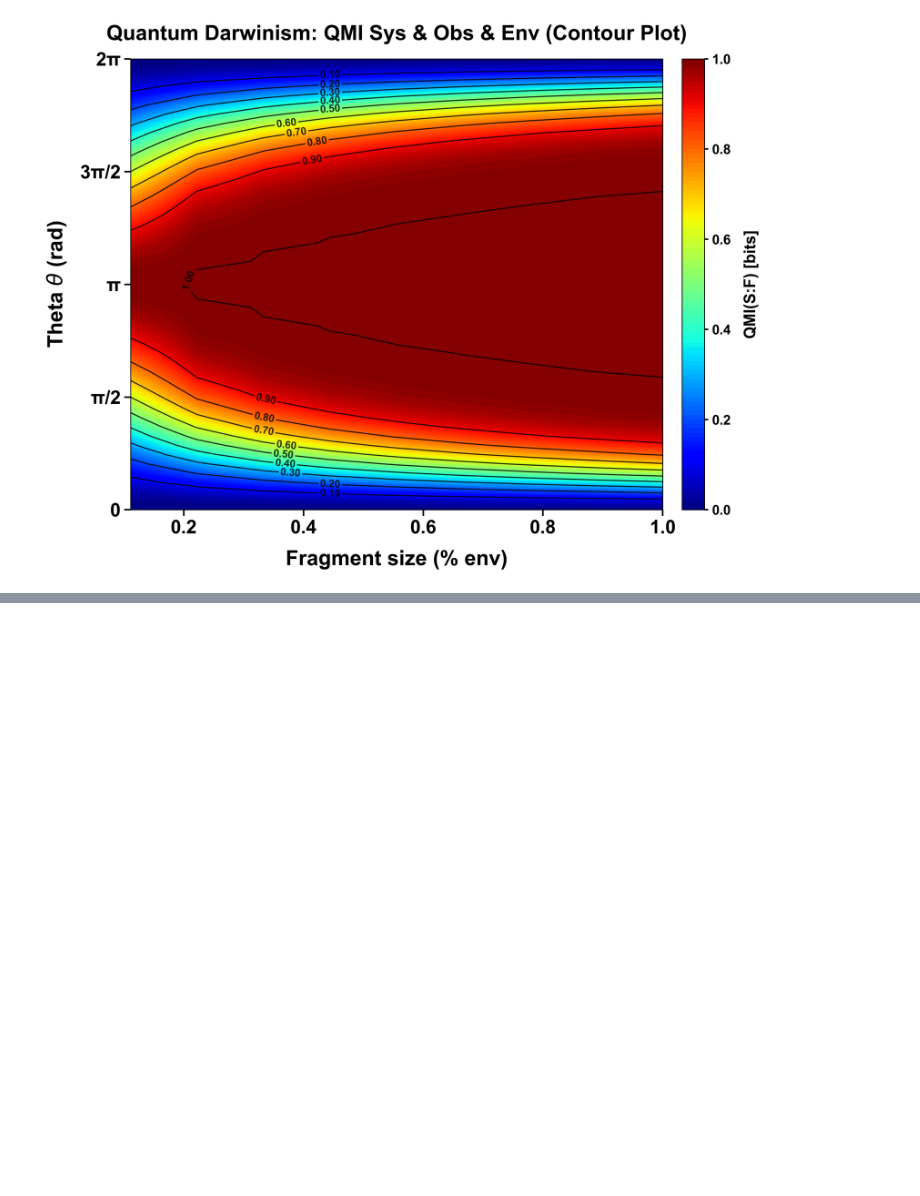
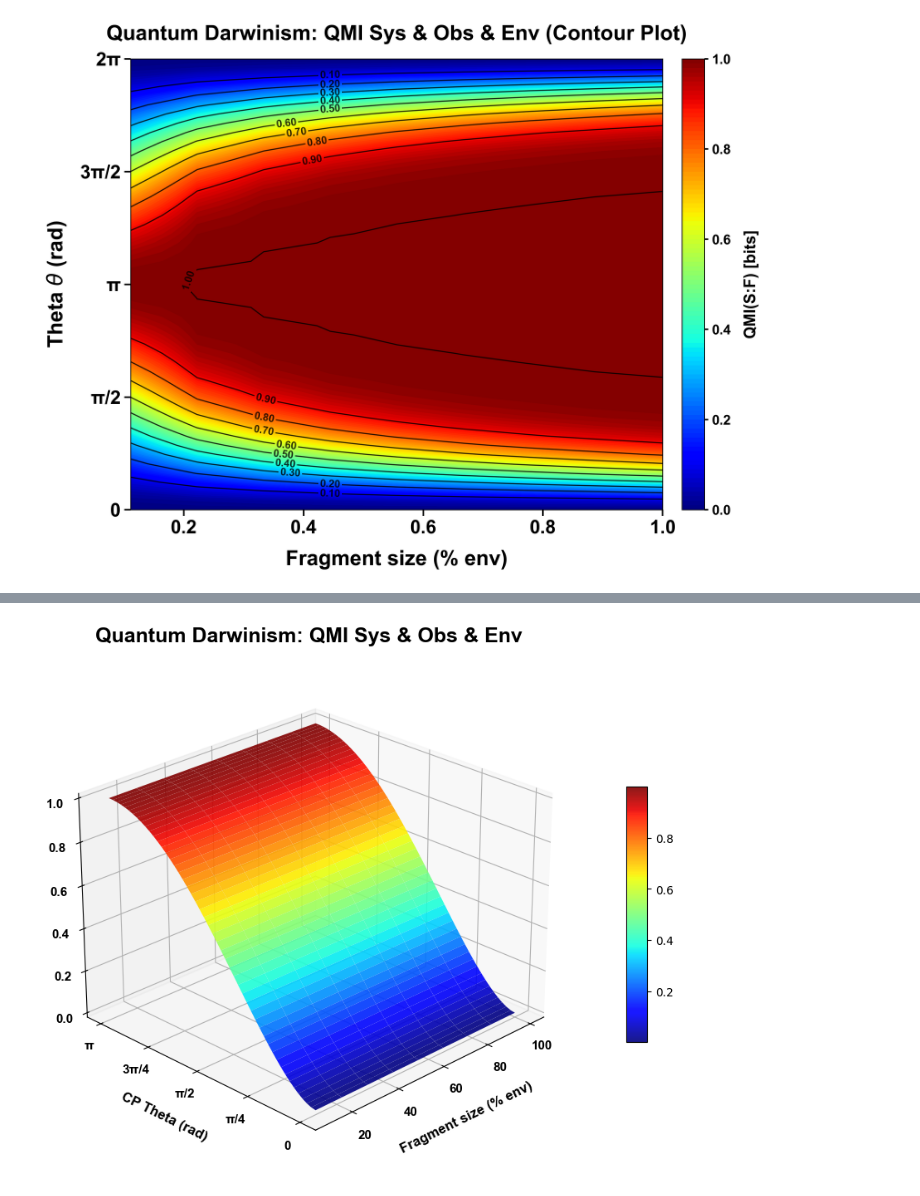
Before and after one commit to PHUHUUTRANDON/Quantum-Darwinism, a Jupyter notebook: Quantum_Darwinism_VER_2.ipynb, the cells around one changed output, grey strips where cells are left out. Cells and saved outputs as stored; diff of their text form; code cells hidden in the pictures; blank space fills up the shorter version.

```diff
--- a/Quantum_Darwinism_VER_2.ipynb
+++ b/Quantum_Darwinism_VER_2.ipynb
@@ -1116,0 +1286,74 @@ plt.show()
+# %%
+# PLOT QD: QMI 3D System + Observer + Environment (CP theta varying from 0 to π)
+import pickle
+import matplotlib.pyplot as plt
+from mpl_toolkits.mplot3d import Axes3D
+import os
+import numpy as np
+import platform
+
+# Setting Working Directory
+system = platform.system()
+
+if system == "Windows":
+    target_dir = r"D:/Quantum Darwinism Macbook project/Quantum-Darwinism"
+    if os.path.exists(target_dir):
+        os.chdir(target_dir)
+    os.environ["PATH"] += os.pathsep + r"C:\Program Files\MiKTeX\miktex\bin\x64"
+
+elif system == "Darwin":
+    target_dir = "/Users/trandon/Documents/Theoretical Physics/Quantum Darwinism Simulation"
+    if os.path.exists(target_dir):
+        os.chdir(target_dir)
+    os.environ["PATH"] += os.pathsep + "/Library/TeX/texbin"
+
+# Load dữ liệu từ file pkl (tự động tương thích cả 2 cách đặt tên file)
+pkl_filename = "quantum_darwinism_3D_CP_QMI.pkl"
+if not os.path.exists(pkl_filename):
+    pkl_filename = "quantum_darwinism_3D_QMI.pkl"
+
+with open(pkl_filename, "rb") as f:
+    loaded_data = pickle.load(f)
+
+FS = loaded_data["FS"]
+# Đọc key Theta tương thích
+Theta = loaded_data.get("Theta_CZ", loaded_data.get("Theta"))
+QMI_matrix = loaded_data["QMI_matrix"]
+
+# Vẽ 3D Plot
+fig = plt.figure(figsize=(12, 8))
+ax = fig.add_subplot(111, projection='3d')
+
+# Surface plot với độ mịn đẹp hơn
+surf = ax.plot_surface(FS, Theta, QMI_matrix, cmap='jet', edgecolor='none', alpha=0.9, antialiased=True)
+
+# Tên trục & Title
+ax.set_xlabel('Fragment size (% env)', fontsize=12, fontweight='bold', fontname='Arial', labelpad=10)
+ax.set_ylabel('CP Theta (rad)', fontsize=12, fontweight='bold', fontname='Arial', labelpad=10)
+ax.set_zlabel('QMI(S:F) [bits]', fontsize=12, fontweight='bold', fontname='Arial', labelpad=10)
+ax.set_title('Quantum Darwinism: QMI Sys & Obs & Env', fontsize=18, fontweight='bold', fontname='Arial', pad=15)
+
+# Đặt y-ticks phù hợp chính xác với dải [0, \pi]
+ax.set_yticks([0, np.pi/4, np.pi/2, 3*np.pi/4, np.pi])
+ax.set_yticklabels(['0', 'π/4', 'π/2', '3π/4', 'π'], fontweight='bold', fontname='Arial')
+
+# Định dạng tick labels
+ax.tick_params(axis='x', labelsize=11)
+ax.tick_params(axis='y', labelsize=11)
+ax.tick_params(axis='z', labelsize=11)
+
+for label in ax.get_xticklabels() + ax.get_yticklabels() + ax.get_zticklabels():
+    label.set_fontweight('bold')
+    label.set_fontname('Arial')
+
+# Tối ưu góc nhìn 3D (Elevation & Azimuth)
+ax.view_init(elev=25, azim=-135)
+
+# Colorbar
+cbar = fig.colorbar(surf, shrink=0.5, aspect=12, pad=0.08)
+cbar.ax.tick_params(labelsize=10)
+
+plt.tight_layout()
+plt.show()
+# %% [output]
+[figure, added]
```
Also changed, not shown: parts of 9 cells of this notebook, 2 other files.
